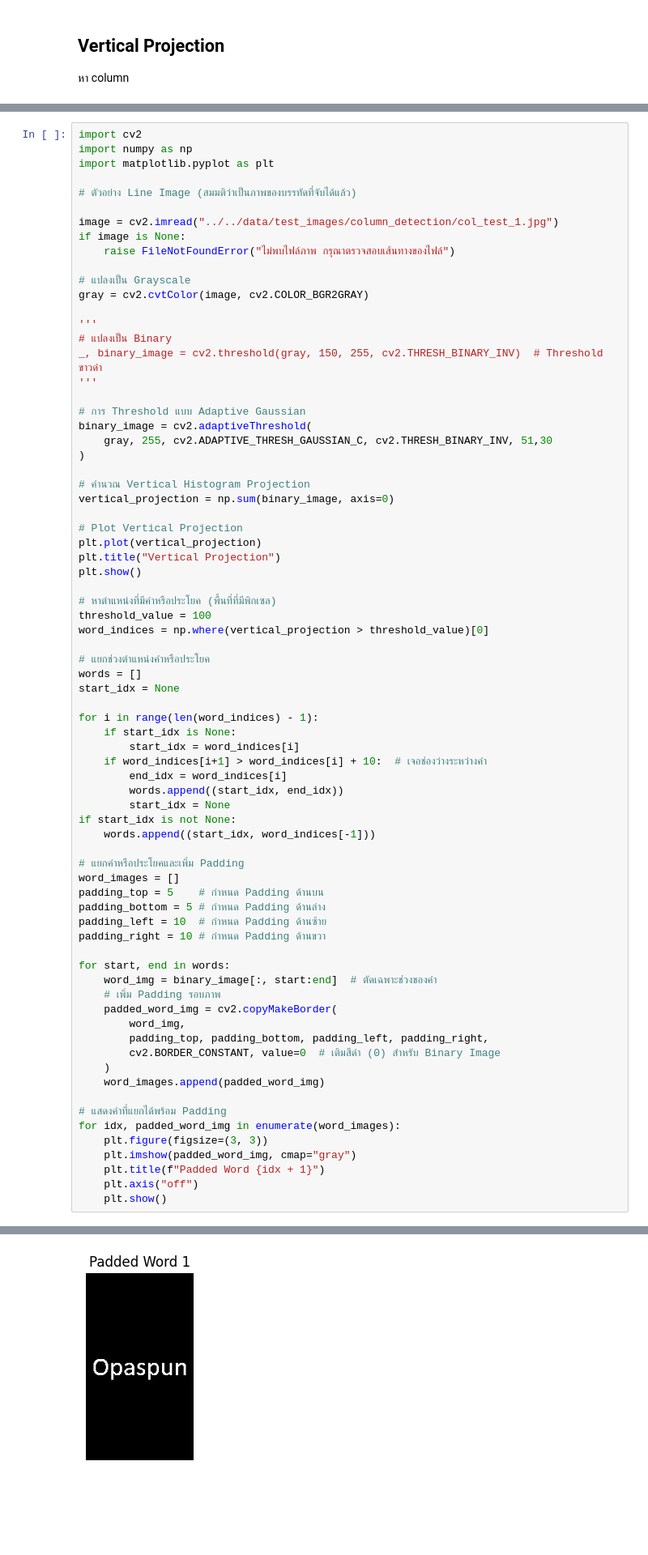
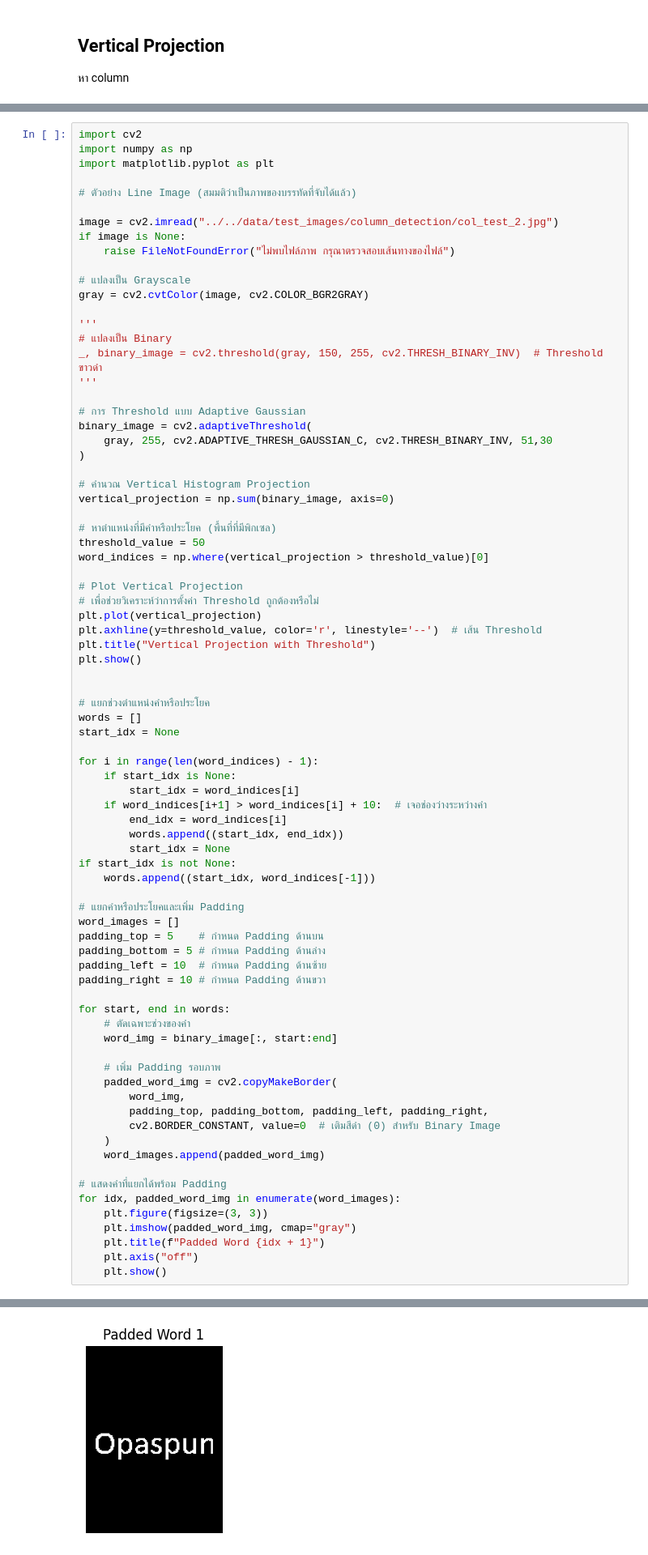
Before and after one commit to kunimpan/ocr-engine-python, a Jupyter notebook: scripts/experiment_and_research/histogram_projection.ipynb, the cells around one changed output, grey strips where cells are left out. Shown at 81% size. Saved outputs shown, nothing was run; the diff lists cells and outputs as text; blank space fills up the shorter version.

```diff
--- a/scripts/experiment_and_research/histogram_projection.ipynb
+++ b/scripts/experiment_and_research/histogram_projection.ipynb
@@ -50,7 +138,7 @@ import matplotlib.pyplot as plt
 
 # ตัวอย่าง Line Image (สมมติว่าเป็นภาพของบรรทัดที่จับได้แล้ว)
 
-image = cv2.imread("../../data/test_images/column_detection/col_test_1.jpg")
+image = cv2.imread("../../data/test_images/column_detection/col_test_2.jpg")
 if image is None:
     raise FileNotFoundError("ไม่พบไฟล์ภาพ กรุณาตรวจสอบเส้นทางของไฟล์")
 
@@ -70,14 +158,17 @@ binary_image = cv2.adaptiveThreshold(
 # คำนวณ Vertical Histogram Projection
 vertical_projection = np.sum(binary_image, axis=0)
 
+# หาตำแหน่งที่มีคำหรือประโยค (พื้นที่ที่มีพิกเซล)
+threshold_value = 50
+word_indices = np.where(vertical_projection > threshold_value)[0]
+
 # Plot Vertical Projection
+# เพื่อช่วยวิเคราะห์ว่าการตั้งค่า Threshold ถูกต้องหรือไม่
 plt.plot(vertical_projection)
-plt.title("Vertical Projection")
+plt.axhline(y=threshold_value, color='r', linestyle='--')  # เส้น Threshold
+plt.title("Vertical Projection with Threshold")
 plt.show()
 
-# หาตำแหน่งที่มีคำหรือประโยค (พื้นที่ที่มีพิกเซล)
-threshold_value = 100
-word_indices = np.where(vertical_projection > threshold_value)[0]
 
 # แยกช่วงตำแหน่งคำหรือประโยค
 words = []
@@ -101,7 +192,9 @@ padding_left = 10  # กำหนด Padding ด้านซ้าย
 padding_right = 10 # กำหนด Padding ด้านขวา
 
 for start, end in words:
-    word_img = binary_image[:, start:end]  # ตัดเฉพาะช่วงของคำ
+    # ตัดเฉพาะช่วงของคำ
+    word_img = binary_image[:, start:end]
+
     # เพิ่ม Padding รอบภาพ
     padded_word_img = cv2.copyMakeBorder(
         word_img,
@@ -122 +215 @@ for idx, padded_word_img in enumerate(word_images):
-[figure, old version]
+[figure, new version]
```
Also changed, not shown: parts of 4 cells of this notebook, 6 other files.
